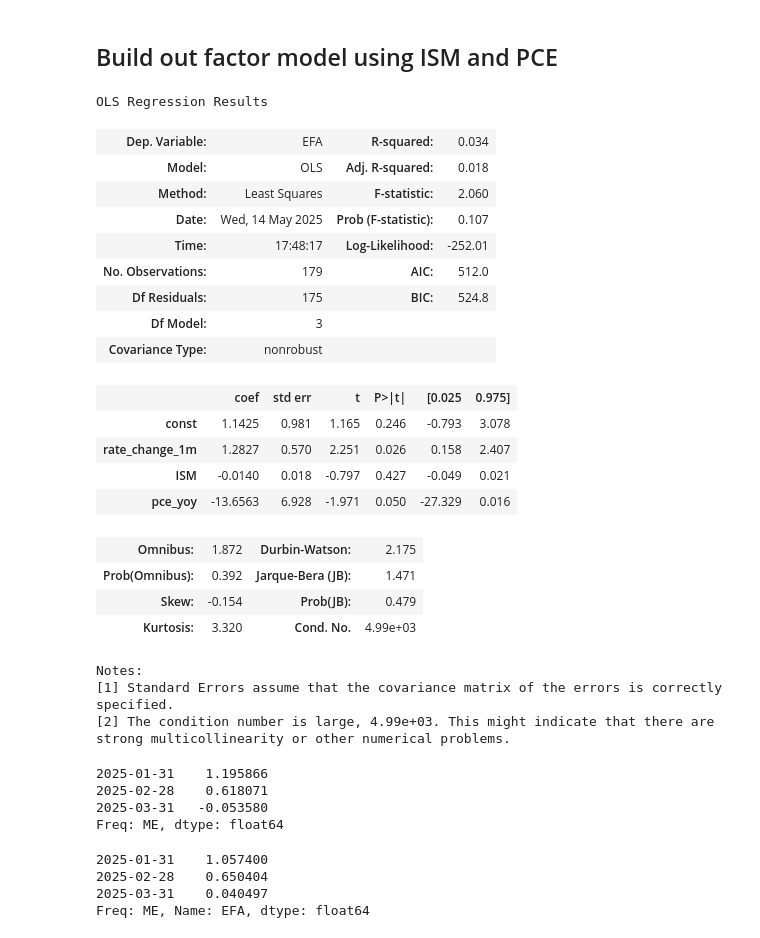
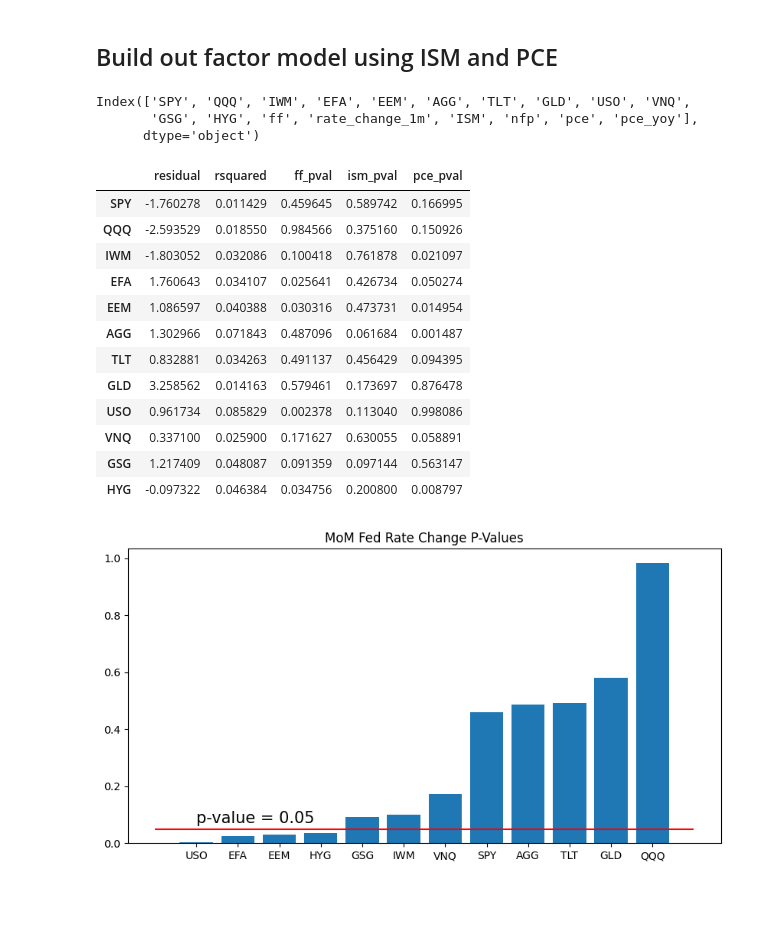
Before and after one commit to Kunj121/MacroFinance_HW2, a Jupyter notebook: hw3/macro_factors.ipynb, the cells around one changed output. Cells and saved outputs as stored; diff of their text form; code cells hidden in the pictures; blank space fills up the shorter version.

Commit message:
updated macro factor regression results

```diff
--- a/hw3/macro_factors.ipynb
+++ b/hw3/macro_factors.ipynb
@@ -264,45 +264,51 @@ all_data.head()
 # %%
 oos = all_data[all_data.index >= "2025-01-01"]
 in_sample = all_data[all_data.index < "2025-01-01"]
+# %%
+in_sample.columns
+# %% [output]
+Index(['SPY', 'QQQ', 'IWM', 'EFA', 'EEM', 'AGG', 'TLT', 'GLD', 'USO', 'VNQ',
+       'GSG', 'HYG', 'ff', 'rate_change_1m', 'ISM', 'nfp', 'pce', 'pce_yoy'],
+      dtype='object')
 # %%
-spy_model = OLS(in_sample['EFA'], add_constant(in_sample[['rate_change_1m', 'ISM', 'pce_yoy']])).fit()
-display(spy_model.summary())
-y_pred = spy_model.predict(add_constant(oos[['rate_change_1m', 'ISM', 'pce_yoy']]))
-y_actual = oos['EFA']
+assets = ['SPY', 'QQQ', 'IWM', 'EFA', 'EEM', 'AGG', 'TLT', 'GLD', 'USO', 'VNQ',
+       'GSG', 'HYG']
 
-y_actual-y_pred
+results = pd.DataFrame()
+for asset in assets:
+    spy_model = OLS(in_sample[asset], add_constant(in_sample[['rate_change_1m', 'ISM', 'pce_yoy']])).fit()
+    y_pred = spy_model.predict(add_constant(oos[['rate_change_1m', 'ISM', 'pce_yoy']]))
+    y_actual = oos[asset]
+
+    res = pd.DataFrame({'residual': sum(y_actual - y_pred),
+                        'rsquared': spy_model.rsquared,
+                        'ff_pval': spy_model.pvalues['rate_change_1m'],
+                        'ism_pval': spy_model.pvalues['ISM'],
+                        'pce_pval': spy_model.pvalues['pce_yoy']}, index = [asset])
+    results = pd.concat([results,  res], axis = 0)
+
+results
 # %% [output]
-OLS Regression Results
-| Dep. Variable: | EFA | R-squared: | 0.034 |
-| Model: | OLS | Adj. R-squared: | 0.018 |
-| Method: | Least Squares | F-statistic: | 2.060 |
-| Date: | Wed, 14 May 2025 | Prob (F-statistic): | 0.107 |
-| Time: | 17:48:17 | Log-Likelihood: | -252.01 |
-| No. Observations: | 179 | AIC: | 512.0 |
-| Df Residuals: | 175 | BIC: | 524.8 |
-| Df Model: | 3 |  |  |
-| Covariance Type: | nonrobust |  |  |
+|  | residual | rsquared | ff_pval | ism_pval | pce_pval |
+| SPY | -1.760278 | 0.011429 | 0.459645 | 0.589742 | 0.166995 |
+| QQQ | -2.593529 | 0.018550 | 0.984566 | 0.375160 | 0.150926 |
+| IWM | -1.803052 | 0.032086 | 0.100418 | 0.761878 | 0.021097 |
+| EFA | 1.760643 | 0.034107 | 0.025641 | 0.426734 | 0.050274 |
+| EEM | 1.086597 | 0.040388 | 0.030316 | 0.473731 | 0.014954 |
+| AGG | 1.302966 | 0.071843 | 0.487096 | 0.061684 | 0.001487 |
+| TLT | 0.832881 | 0.034263 | 0.491137 | 0.456429 | 0.094395 |
+| GLD | 3.258562 | 0.014163 | 0.579461 | 0.173697 | 0.876478 |
+| USO | 0.961734 | 0.085829 | 0.002378 | 0.113040 | 0.998086 |
+| VNQ | 0.337100 | 0.025900 | 0.171627 | 0.630055 | 0.058891 |
+| GSG | 1.217409 | 0.048087 | 0.091359 | 0.097144 | 0.563147 |
+| HYG | -0.097322 | 0.046384 | 0.034756 | 0.200800 | 0.008797 |
-|  | coef | std err | t | P>|t| | [0.025 | 0.975] |
-| const | 1.1425 | 0.981 | 1.165 | 0.246 | -0.793 | 3.078 |
-| rate_change_1m | 1.2827 | 0.570 | 2.251 | 0.026 | 0.158 | 2.407 |
-| ISM | -0.0140 | 0.018 | -0.797 | 0.427 | -0.049 | 0.021 |
-| pce_yoy | -13.6563 | 6.928 | -1.971 | 0.050 | -27.329 | 0.016 |
-| Omnibus: | 1.872 | Durbin-Watson: | 2.175 |
-| Prob(Omnibus): | 0.392 | Jarque-Bera (JB): | 1.471 |
-| Skew: | -0.154 | Prob(JB): | 0.479 |
-| Kurtosis: | 3.320 | Cond. No. | 4.99e+03 |
-Notes:
-[1] Standard Errors assume that the covariance matrix of the errors is correctly specified.
-[2] The condition number is large, 4.99e+03. This might indicate that there are
-strong multicollinearity or other numerical problems.
-2025-01-31    1.195866
-2025-02-28    0.618071
-2025-03-31   -0.053580
-Freq: ME, dtype: float64
 # %%
-oos['EFA']
+ff_pval = results['ff_pval'].sort_values()
+plt.figure(figsize = (10, 5))
+plt.bar(ff_pval.index, ff_pval.values)
+plt.hlines((0.05), xmin = -1, xmax = len(results.index), color = 'red')
+plt.annotate("p-value = 0.05", xy = (0, 0.05), xytext = (0, 0.07), size = 15)
+plt.title("MoM Fed Rate Change P-Values")
+plt.show()
 # %% [output]
-2025-01-31    1.057400
-2025-02-28    0.650404
-2025-03-31    0.040497
-Freq: ME, Name: EFA, dtype: float64
+[figure, added]
```
Also changed, not shown: parts of 7 cells of this notebook.
